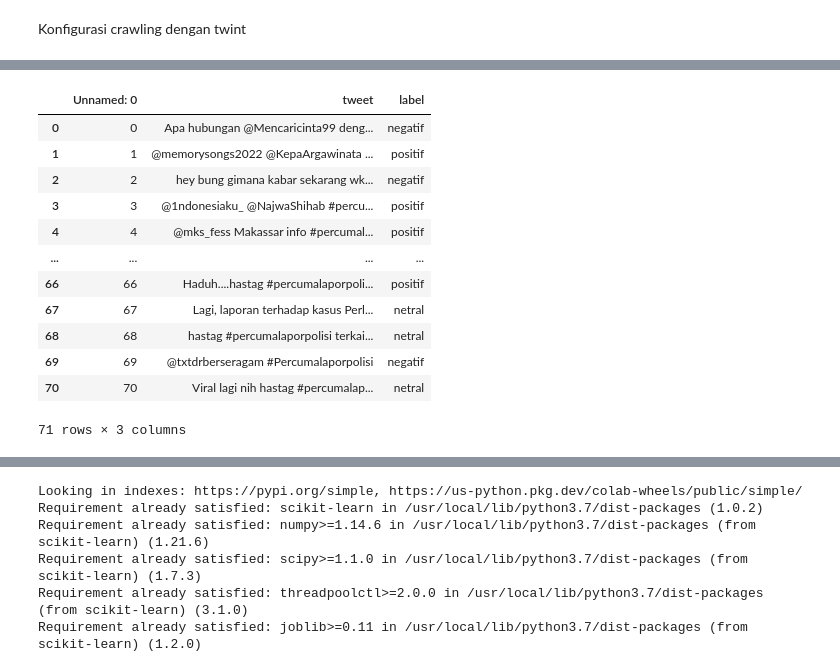
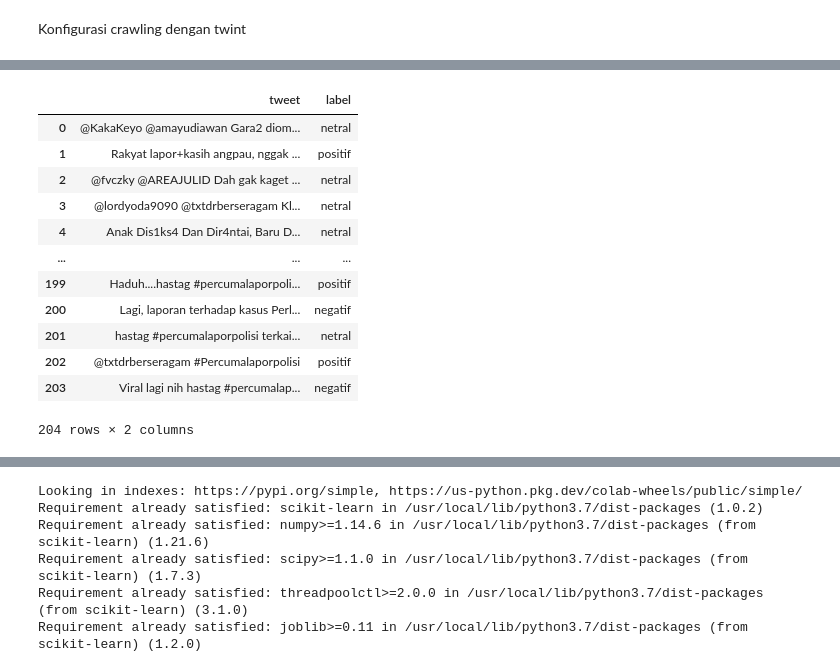
Before and after one commit to virgorasion/webmining, a Jupyter notebook: Crawling_twitter.ipynb, the cells around one changed output, grey strips where cells are left out. Cells and saved outputs as stored; diff of their text form; code cells hidden in the pictures.

```diff
--- a/Crawling_twitter.ipynb
+++ b/Crawling_twitter.ipynb
@@ -92,18 +113,17 @@ print(read_file)
 # %%
-read_file.to_excel (r'dataset.xlsx', index = None, header=True)
 data = pd.read_excel('dataset.xlsx')
 data
 # %% [output]
-|  | Unnamed: 0 | tweet | label |
-| 0 | 0 | Apa hubungan @Mencaricinta99 deng... | negatif |
-| 1 | 1 | @memorysongs2022 @KepaArgawinata ... | positif |
-| 2 | 2 | hey bung gimana kabar sekarang wk... | negatif |
-| 3 | 3 | @1ndonesiaku_ @NajwaShihab #percu... | positif |
-| 4 | 4 | @mks_fess Makassar info #percumal... | positif |
-| ... | ... | ... | ... |
-| 66 | 66 | Haduh....hastag #percumalaporpoli... | positif |
-| 67 | 67 | Lagi, laporan terhadap kasus Perl... | netral |
-| 68 | 68 | hastag #percumalaporpolisi terkai... | netral |
-| 69 | 69 | @txtdrberseragam #Percumalaporpolisi | negatif |
-| 70 | 70 | Viral lagi nih hastag #percumalap... | netral |
+|  | tweet | label |
+| 0 | @KakaKeyo @amayudiawan Gara2 diom... | netral |
+| 1 | Rakyat lapor+kasih angpau, nggak ... | positif |
+| 2 | @fvczky @AREAJULID Dah gak kaget ... | netral |
+| 3 | @lordyoda9090 @txtdrberseragam Kl... | netral |
+| 4 | Anak Dis1ks4 Dan Dir4ntai, Baru D... | netral |
+| ... | ... | ... |
+| 199 | Haduh....hastag #percumalaporpoli... | positif |
+| 200 | Lagi, laporan terhadap kasus Perl... | negatif |
+| 201 | hastag #percumalaporpolisi terkai... | netral |
+| 202 | @txtdrberseragam #Percumalaporpolisi | positif |
+| 203 | Viral lagi nih hastag #percumalap... | negatif |
-71 rows × 3 columns
+204 rows × 2 columns
```
Also changed, not shown: parts of 95 cells of this notebook, 28 other files.
